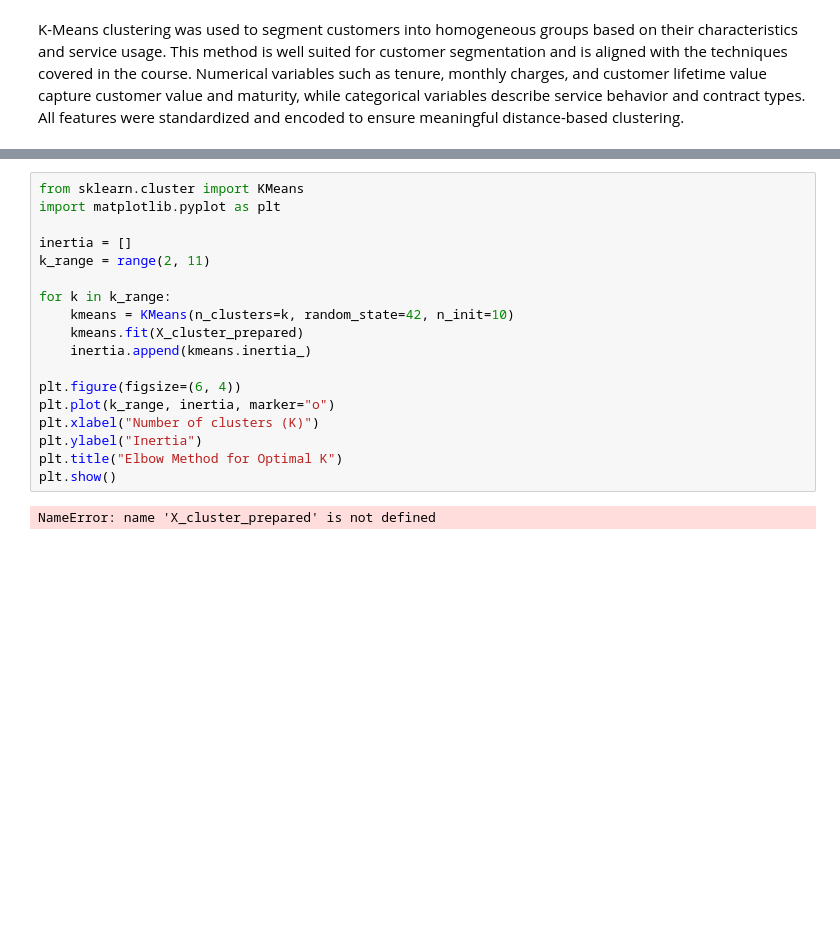
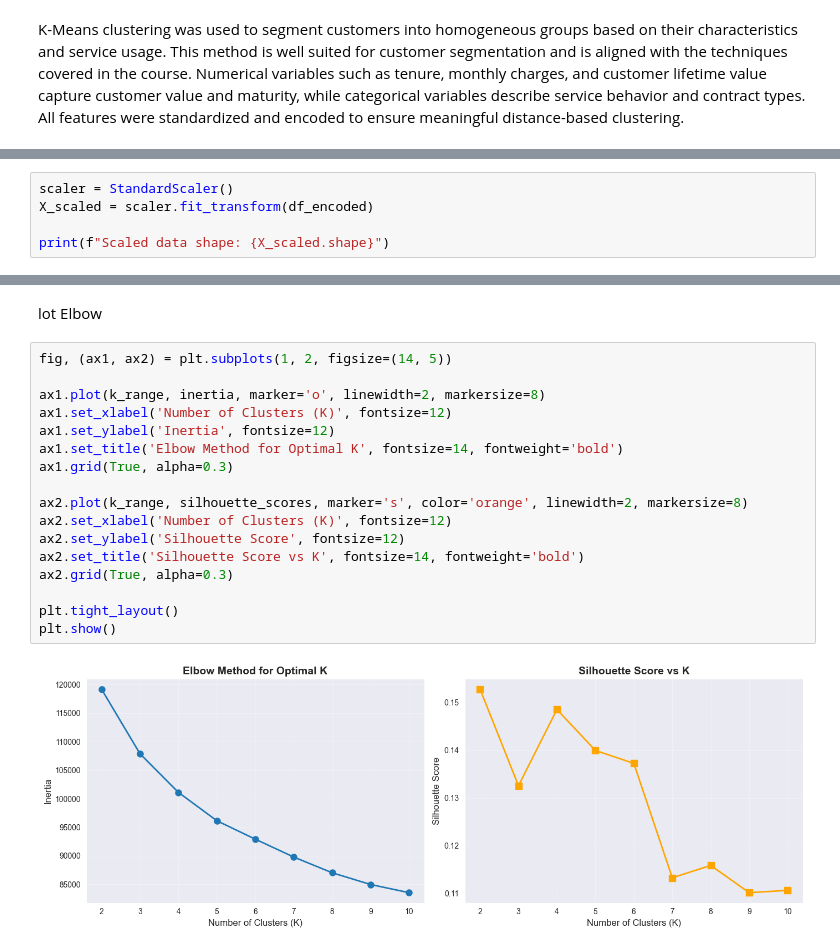
Before and after one commit to AdrienDuval/Customer-Churn-Analysis-and-Segmentation-in-a-Telecom, a Jupyter notebook: notebooks/04_unsupervised.ipynb, the cells around one changed output, grey strips where cells are left out. Saved outputs shown, nothing was run; the diff lists cells and outputs as text; blank space fills up the shorter version.

```diff
--- a/notebooks/04_unsupervised.ipynb
+++ b/notebooks/04_unsupervised.ipynb
@@ -86,0 +117,5 @@ cluster_preprocessor = ColumnTransformer(
+# %%
+scaler = StandardScaler()
+X_scaled = scaler.fit_transform(df_encoded)
+
+print(f"Scaled data shape: {X_scaled.shape}")
@@ -94,20 +149,21 @@ TypeError: Encoders require their input argument must be uniformly strings or nu
-# %%
-from sklearn.cluster import KMeans
-import matplotlib.pyplot as plt
-
-inertia = []
-k_range = range(2, 11)
-
-for k in k_range:
-    kmeans = KMeans(n_clusters=k, random_state=42, n_init=10)
-    kmeans.fit(X_cluster_prepared)
-    inertia.append(kmeans.inertia_)
-
-plt.figure(figsize=(6, 4))
-plt.plot(k_range, inertia, marker="o")
-plt.xlabel("Number of clusters (K)")
-plt.ylabel("Inertia")
-plt.title("Elbow Method for Optimal K")
-plt.show()
-# %% [output]
-NameError: name 'X_cluster_prepared' is not defined
+# %% [markdown]
+lot Elbow
+# %%
+fig, (ax1, ax2) = plt.subplots(1, 2, figsize=(14, 5))
+
+ax1.plot(k_range, inertia, marker='o', linewidth=2, markersize=8)
+ax1.set_xlabel('Number of Clusters (K)', fontsize=12)
+ax1.set_ylabel('Inertia', fontsize=12)
+ax1.set_title('Elbow Method for Optimal K', fontsize=14, fontweight='bold')
+ax1.grid(True, alpha=0.3)
+
+ax2.plot(k_range, silhouette_scores, marker='s', color='orange', linewidth=2, markersize=8)
+ax2.set_xlabel('Number of Clusters (K)', fontsize=12)
+ax2.set_ylabel('Silhouette Score', fontsize=12)
+ax2.set_title('Silhouette Score vs K', fontsize=14, fontweight='bold')
+ax2.grid(True, alpha=0.3)
+
+plt.tight_layout()
+plt.show()
+# %% [output]
+[figure, added]
```
Also changed, not shown: parts of 21 cells of this notebook.
